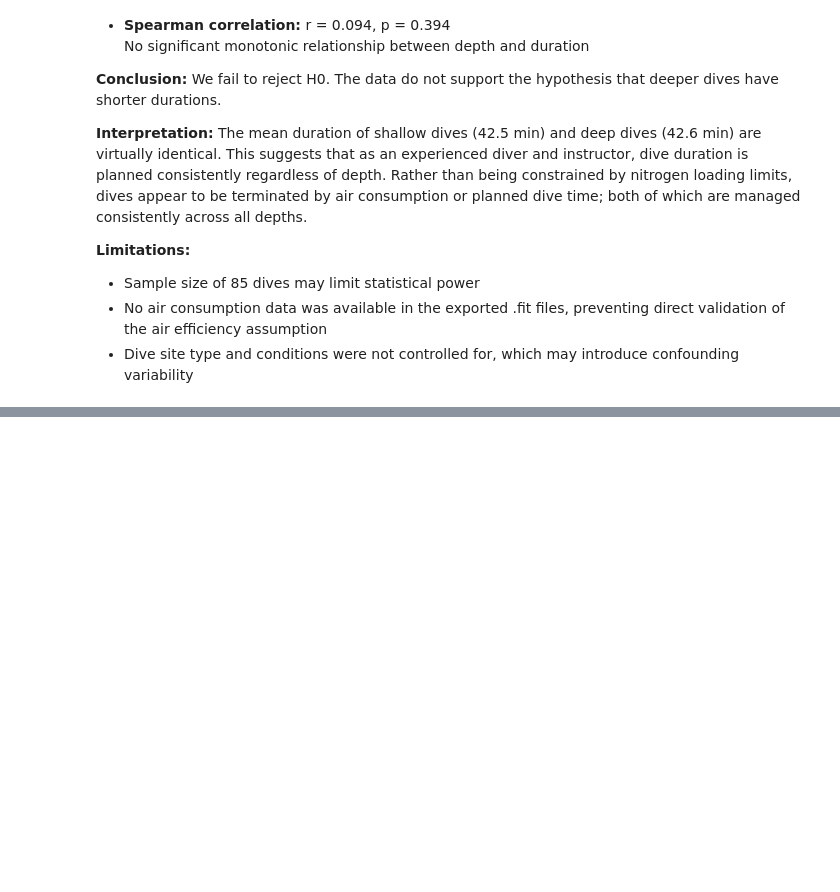
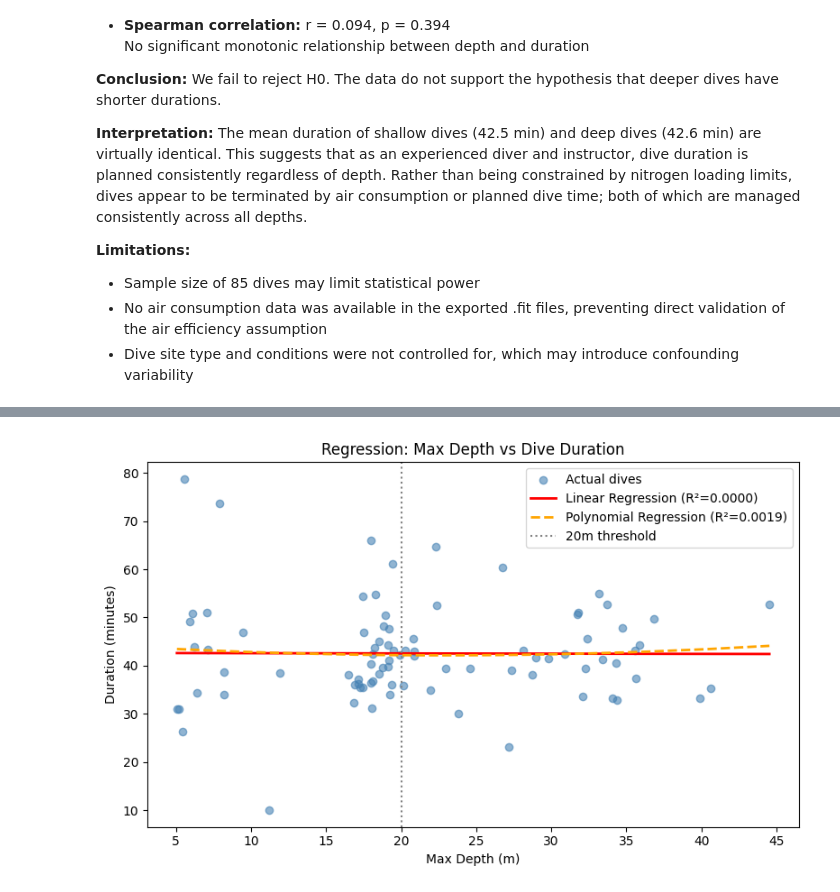
Before and after one commit to aksel-unlu/DSA210_MyProject, a Jupyter notebook: analysis.ipynb, the cells around one changed output, grey strips where cells are left out. Cells and saved outputs as stored; diff of their text form; code cells hidden in the pictures; blank space fills up the shorter version.

Commit message:
Milestone 2: ML methods; regression and clustering

```diff
--- a/analysis.ipynb
+++ b/analysis.ipynb
@@ -166,0 +220,19 @@ No significant monotonic relationship between depth and duration
+# %%
+# Sort for smooth polynomial curve
+sort_idx = np.argsort(X.flatten())
+X_sorted = X[sort_idx]
+X_poly_sorted = poly.transform(X_sorted)
+
+plt.figure(figsize=(8, 5))
+plt.scatter(X, y, alpha=0.6, color="steelblue", label="Actual dives")
+plt.plot(X_sorted, lr.predict(X_sorted), color="red", linewidth=2, label=f"Linear Regression (R²={r2_lr:.4f})")
+plt.plot(X_sorted, pr.predict(X_poly_sorted), color="orange", linewidth=2, linestyle="--", label=f"Polynomial Regression (R²={r2_pr:.4f})")
+plt.axvline(x=20, color="gray", linestyle=":", label="20m threshold")
+plt.xlabel("Max Depth (m)")
+plt.ylabel("Duration (minutes)")
+plt.title("Regression: Max Depth vs Dive Duration")
+plt.legend()
+plt.tight_layout()
+plt.show()
+# %% [output]
+[figure, added]
```
Also changed, not shown: parts of 9 cells of this notebook.
